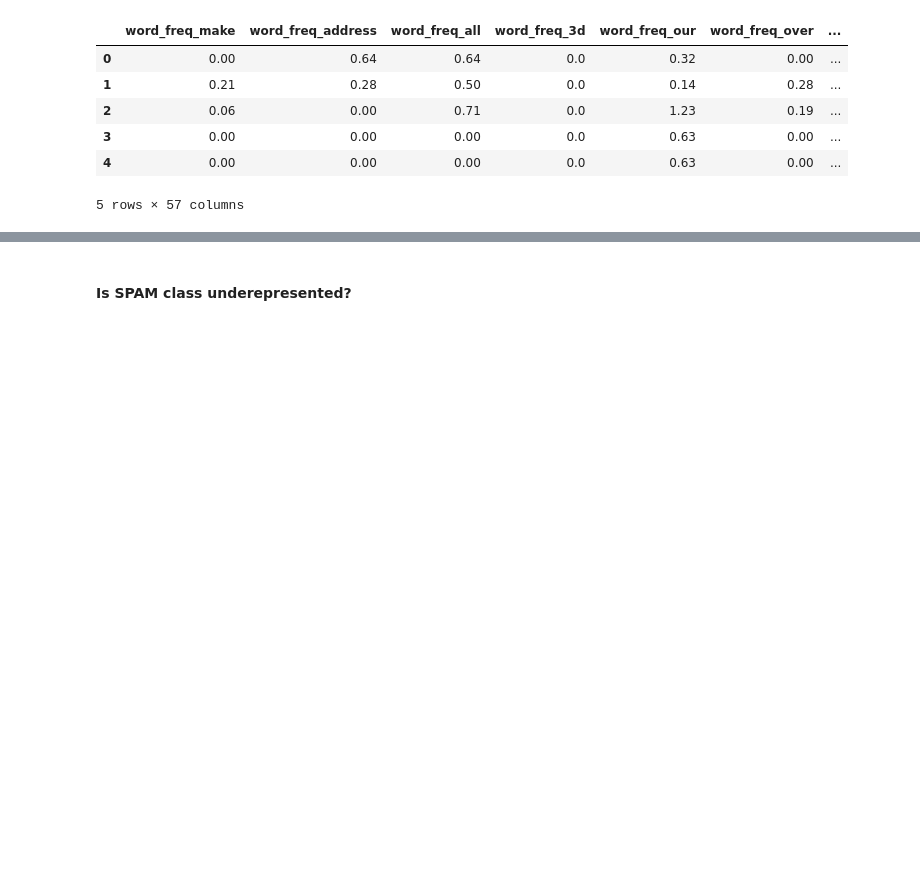
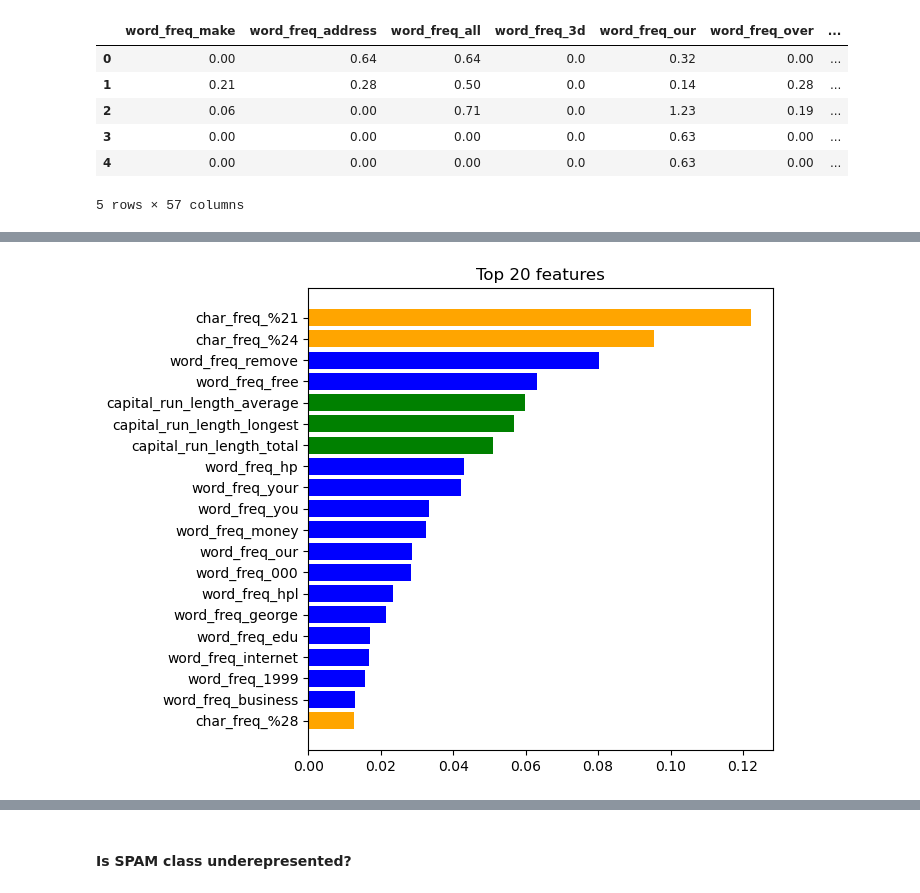
Before and after one commit to xlazarik/SuperlearnerAML, a Jupyter notebook: superlearner_code/superlearner.ipynb, the cells around one changed output, grey strips where cells are left out. Cells and saved outputs as stored; diff of their text form; code cells hidden in the pictures; blank space fills up the shorter version.

```diff
--- a/superlearner_code/superlearner.ipynb
+++ b/superlearner_code/superlearner.ipynb
@@ -122,0 +161,14 @@ X.describe()
+# %%
+rf = RandomForestClassifier(random_state=42)
+rf.fit(spam_data.data, spam_data.target)
+importance = rf.feature_importances_
+order = np.argsort(importance)
+names = spam_data.data.columns
+colors = np.array(["blue"] * 48 + ["orange"] * 6 + ["green"] * 3)
+
+plt.figure(figsize=(6, 6))
+plt.barh(names[order[-20:]], importance[order[-20:]], color=colors[order[-20:]])
+plt.title("Top 20 features")
+plt.show()
+# %% [output]
+[figure, added]
```
Also changed, not shown: parts of 10 cells of this notebook, 5 other files.
